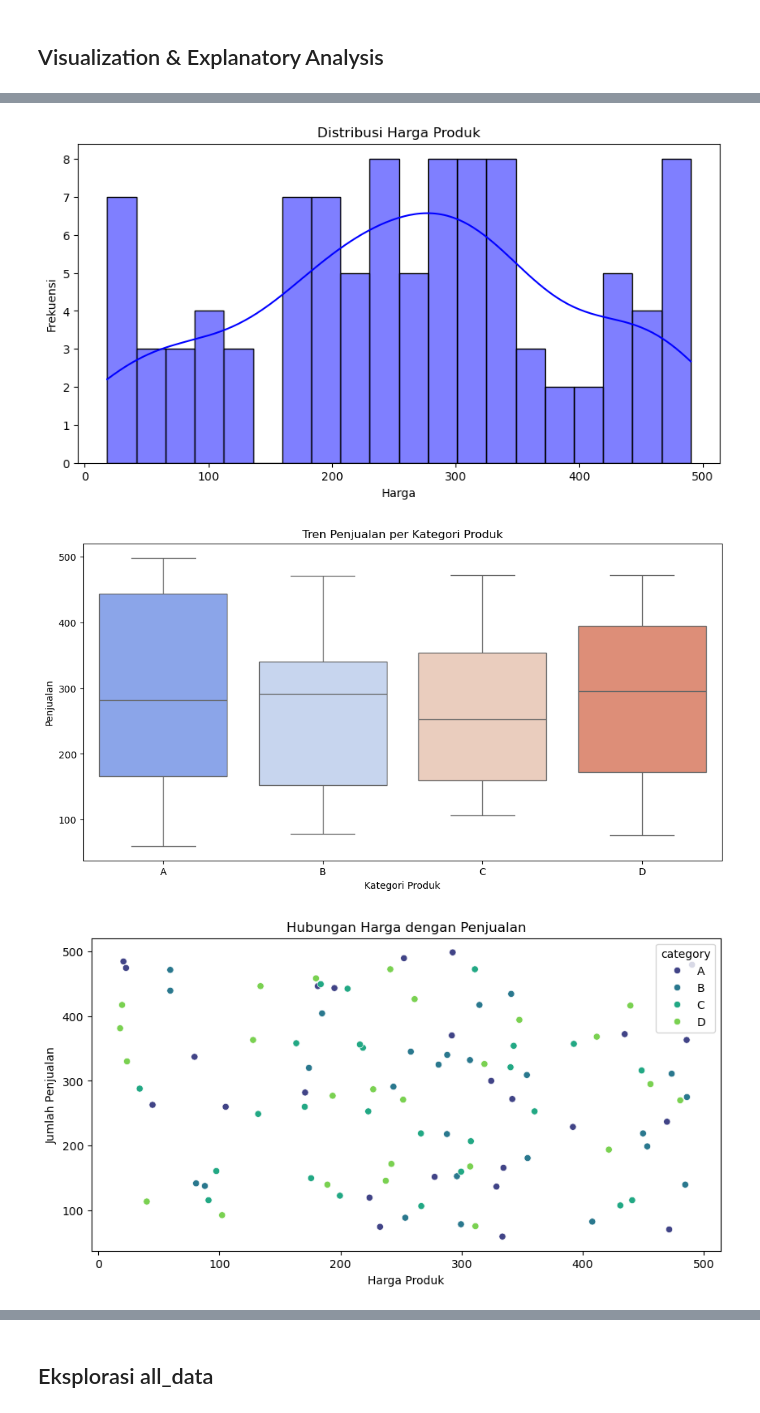
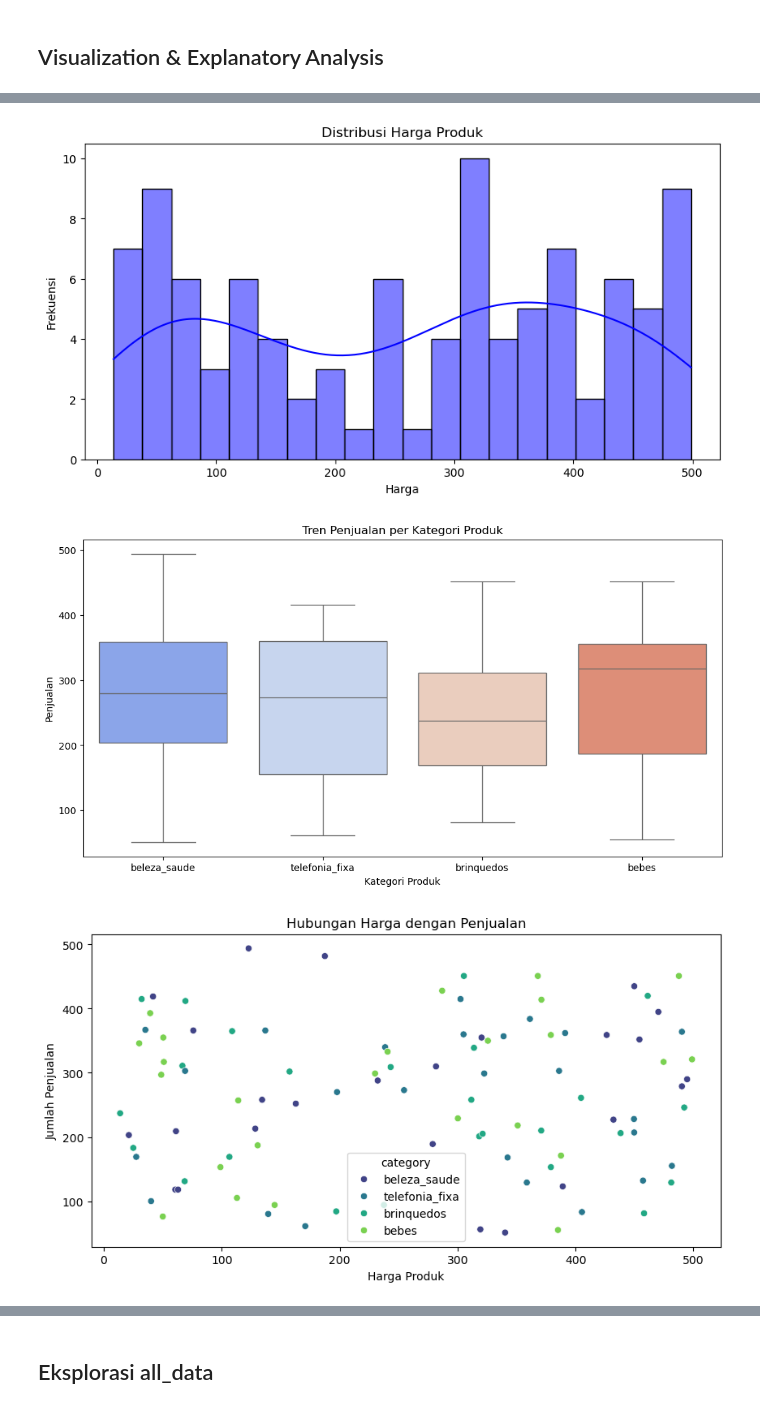
Before and after one commit to Alpii21/submission-data, a Jupyter notebook: notebook.ipynb, the cells around one changed output, grey strips where cells are left out. Drawn from its saved outputs; the diff is of its cells as text; code cells hidden in the pictures.

```diff
--- a/notebook.ipynb
+++ b/notebook.ipynb
@@ -457,47 +418,52 @@ delivery_time_days      0.007535            1.000000
 # %%
-import numpy as np
-
+# Membuat data produk dengan kategori, harga, dan jumlah penjualan
 data = {
     'product_id': range(1, 101),
-    'category': ['A', 'B', 'C', 'D'] * 25,
-    'price': [round(x, 2) for x in list(np.random.uniform(10, 500, 100))],
-    'sales': [np.random.randint(50, 500) for _ in range(100)],
-    'month': ['Jan', 'Feb', 'Mar'] * 33 + ['Jan']
+    'category': ['beleza_saude', 'telefonia_fixa', 'brinquedos', 'bebes'] * 25,
+    'price': [round(x, 2) for x in np.random.uniform(10, 500, 100)],
+    'seler': [np.random.randint(50, 500) for _ in range(100)],
+    'order_purchase_timestamp': pd.date_range(start='2023-01-01', periods=100, freq='D')
 }
+
+# Membuat DataFrame
 df = pd.DataFrame(data)
+
+# Menambahkan kolom bulan dari order_purchase_timestamp
+df['month'] = df['order_purchase_timestamp'].dt.strftime('%b')  # Format 'Jan', 'Feb', dll.
 
 # Distribusi Harga Produk
 plt.figure(figsize=(10, 5))
 sns.histplot(df['price'], bins=20, kde=True, color='blue')
 plt.title("Distribusi Harga Produk")
 plt.xlabel("Harga")
 plt.ylabel("Frekuensi")
 plt.show()
 
 # Tren Penjualan per Kategori Produk
 plt.figure(figsize=(12, 6))
-sns.boxplot(x='category', y='sales', data=df, hue='category', palette='coolwarm', legend=False)
+sns.boxplot(x='category', y='seler', data=df, hue='category', palette='coolwarm')
 plt.title("Tren Penjualan per Kategori Produk")
 plt.xlabel("Kategori Produk")
 plt.ylabel("Penjualan")
+plt.legend([],[], frameon=False)  # Menyembunyikan legenda
 plt.show()
 
 # Hubungan Harga dengan Penjualan
 plt.figure(figsize=(10, 5))
-sns.scatterplot(x='price', y='sales', data=df, hue='category', palette='viridis')
+sns.scatterplot(x='price', y='seler', data=df, hue='category', palette='viridis')
 plt.title("Hubungan Harga dengan Penjualan")
 plt.xlabel("Harga Produk")
 plt.ylabel("Jumlah Penjualan")
 plt.show()
 
 # Analisis Tren Pola Pembelian Pelanggan per Bulan
 plt.figure(figsize=(12, 6))
-sns.lineplot(x='month', y='sales', data=df, estimator='sum', errorbar=None, marker='o', color='red')
+sns.lineplot(x='month', y='seler', data=df, estimator='sum', errorbar=None, marker='o', color='red')
 plt.title("Pola Pembelian Pelanggan per Bulan")
 plt.xlabel("Bulan")
 plt.ylabel("Total Penjualan")
 plt.show()
 # %% [output]
-[figure, old version]
+[figure, new version]
-[figure, old version]
+[figure, new version]
-[figure, old version]
+[figure, new version]
```
Also changed, not shown: parts of 10 cells of this notebook, 1 other file.
